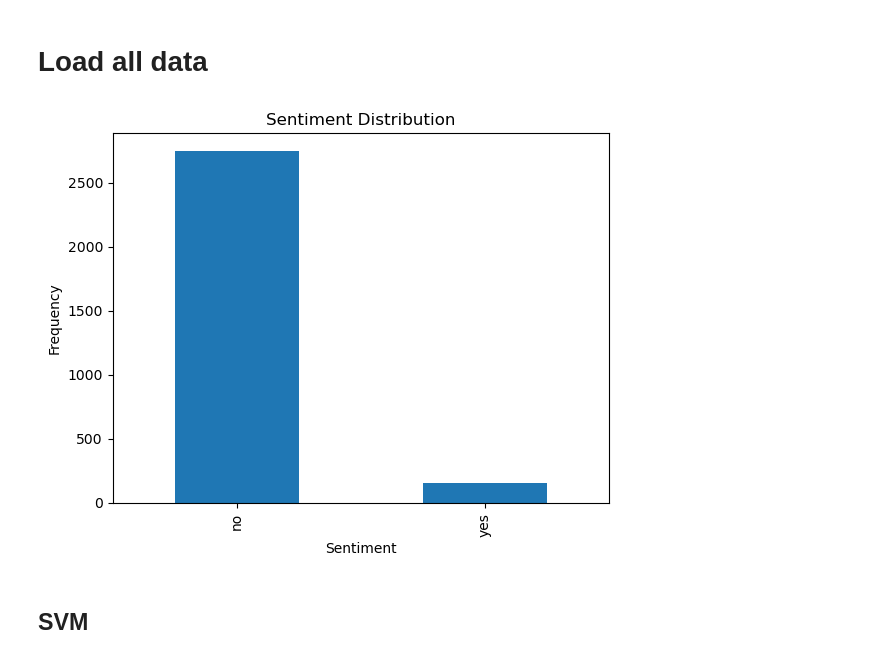
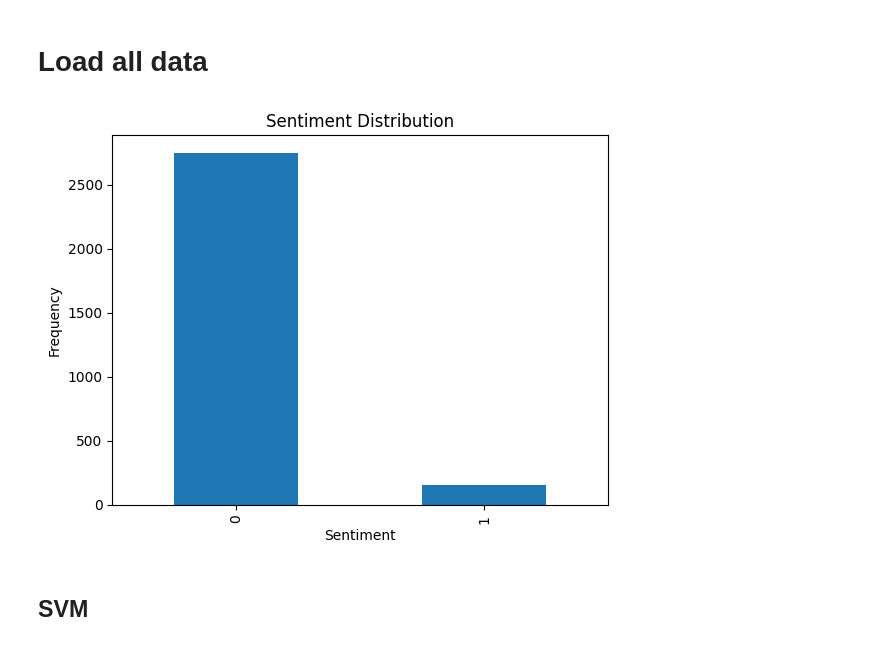
Before and after one commit to jstonge/lumos-data, a Jupyter notebook: model_tests.ipynb, the cells around one changed output. Saved outputs shown, nothing was run; the diff lists cells and outputs as text; code cells hidden in the pictures.

```diff
--- a/model_tests.ipynb
+++ b/model_tests.ipynb
@@ -34,3 +29,6 @@ df = pd.read_parquet('/users/a/c/achawla1/main/lumos-data/data/annots/annotated_
+# %%
+# ds = load_dataset('jstonge1/data-statements-2024-05-31')
+df = pd.read_parquet("data/annots/annotated_data.parquet")
 # %%
 # clean data
 df = df[~df['sentiment'].str.contains('nan')]
@@ -39,13 +37,14 @@ df = df.drop_duplicates(subset='text')
 df['sentiment_encoded'] = df.sentiment.map({'yes': 1, 'no': 0})
 # %%
 # plot distribution of sentiment
-df.sentiment.value_counts().plot(kind='bar')
+# ds['train'].to_pandas()['sentiment_encoded'].value_counts().plot(kind='bar')
+df['sentiment_encoded'].value_counts().plot(kind='bar')
 # show labels and axis
 plt.xlabel('Sentiment')
 plt.ylabel('Frequency')
 plt.title('Sentiment Distribution')
 plt.show()
 # %% [output]
-[figure, old version]
+[figure, new version]
 # %%
 X_train, X_test, y_train, y_test = train_test_split(df['text'], df['sentiment_encoded'], test_size=0.2, random_state=42)
```
Also changed, not shown: parts of 27 cells of this notebook, 10 other files.
